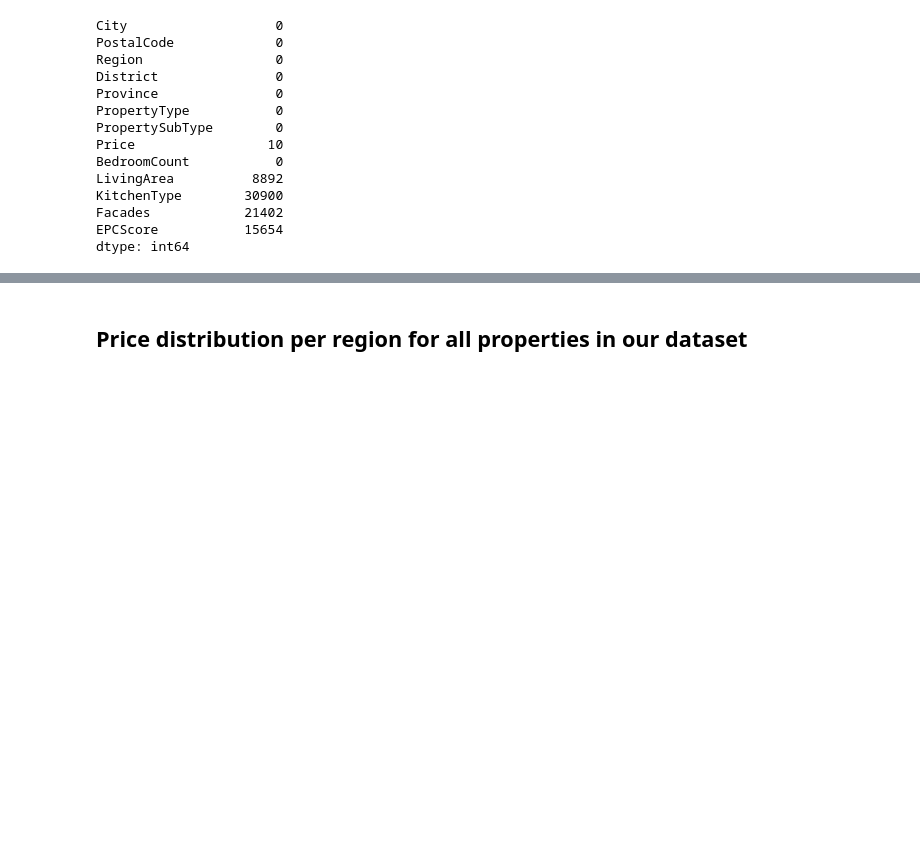
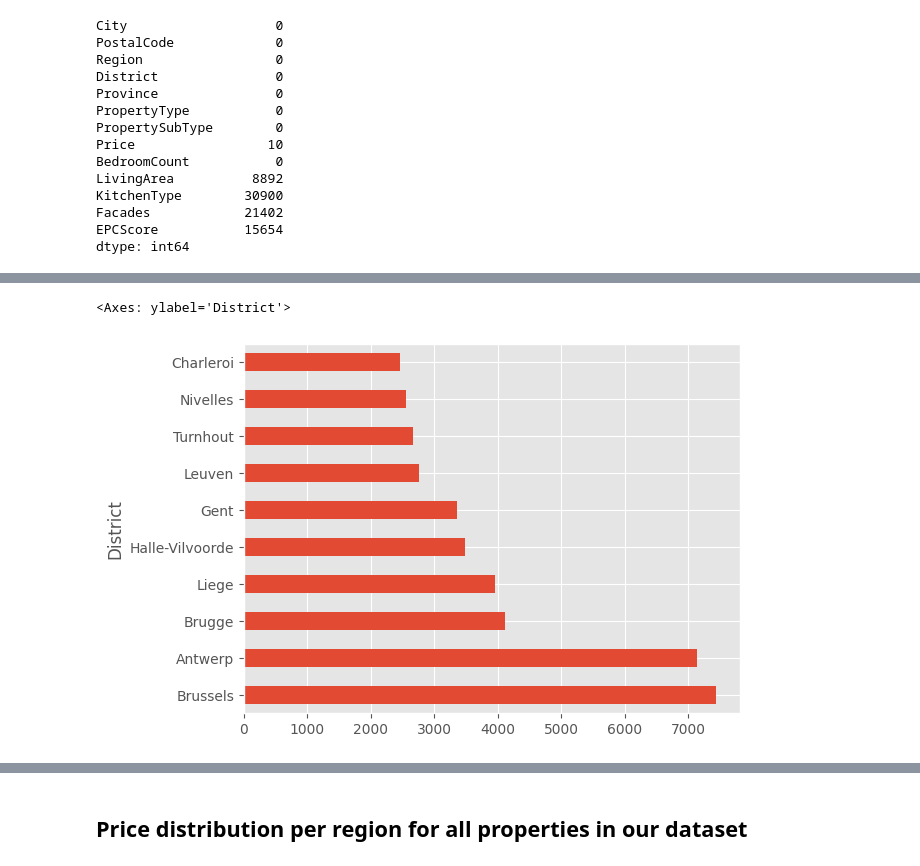
Before and after one commit to emsuru/charlie-02-data-analysis, a Jupyter notebook: EDA_charlie02.ipynb, the cells around one changed output, grey strips where cells are left out. Cells and saved outputs as stored; diff of their text form; code cells hidden in the pictures; blank space fills up the shorter version.

```diff
--- a/EDA_charlie02.ipynb
+++ b/EDA_charlie02.ipynb
@@ -215,13 +208,13 @@ dtype: float64
 # %%
-# Identify columns with more than 60% missing values
-columns_to_drop = df_0.columns[df_0.isnull().mean() > 0.6]
+# Identify columns with more than 50% missing values
+columns_to_drop = df.columns[df.isnull().mean() > 0.5]
 
 # Drop columns with over 60% missing values from the DataFrame and create a copy of the DataFrame with the remaining columns
-df_1 = df_0.drop(columns=columns_to_drop).copy()
+df = df.drop(columns=columns_to_drop).copy()
 
-# Save the cleaned DataFrame to a new CSV file
-df_1.to_csv('data/cleaned/cleaned_missing_vals.csv', index=False)
+# # Save the cleaned DataFrame to a new CSV file
+# df.to_csv('data/cleaned/cleaned_missing_vals.csv', index=False)
 
 # Optionally, print out the shape of the new DataFrame to confirm the changes
-print("Shape of DataFrame after removing columns with >60% missing values:", df_1.shape)
+print("Shape of data after removing columns with >50% missing values:", df.shape)
 # %% [output]
@@ -232,0 +374,7 @@ Shape of DataFrame after removing columns with >60% missing values: (11076, 34)
+# %%
+df['District'].value_counts() \
+    .head(10) \
+    .plot(kind='barh')
+# %% [output]
+<Axes: ylabel='District'>
+[figure, added]
```
Also changed, not shown: parts of 28 cells of this notebook.
